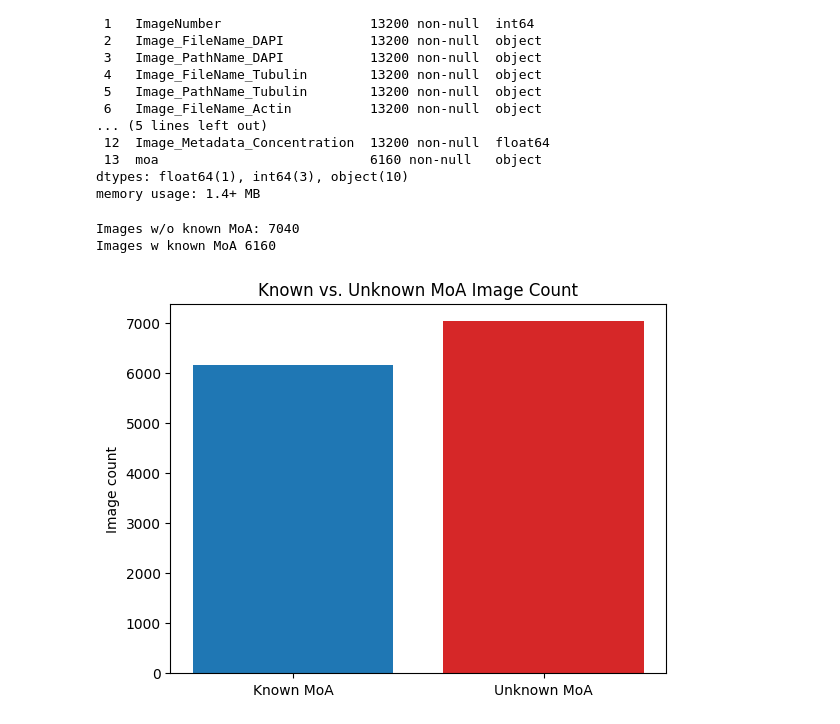
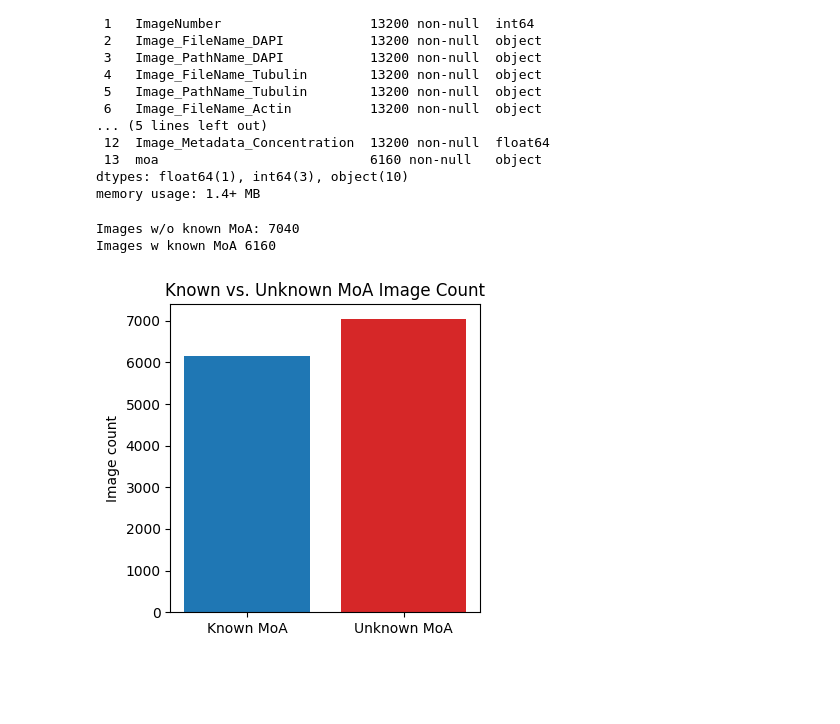
Before and after one commit to mattHG70/SIADS696_Milestone2, a Jupyter notebook: notebooks/milestone2_data_explore.ipynb, the cells around one changed output. Saved outputs shown, nothing was run; the diff lists cells and outputs as text; code cells hidden in the pictures; blank space fills up the shorter version.

Commit message:
add simple plots

```diff
--- a/notebooks/milestone2_data_explore.ipynb
+++ b/notebooks/milestone2_data_explore.ipynb
@@ -310,7 +310,8 @@ DMSO
 # %%
 df_moa = (df_moa.drop(columns=['concentration'])
           .drop_duplicates(ignore_index=True)
-          .sort_values(by='compound'))
+          .sort_values(by='compound')
+          .reset_index(drop=True))
 print(f"df_moa shape: {df_moa.shape}")
 df_moa
 # %% [output]
@@ -363,19 +380,19 @@ memory usage: 1.4+ MB
 # %%
 no_moa = df_image_moa[df_image_moa['moa'].isnull()].shape[0]
 print(f"Images w/o known MoA: {no_moa}")
 print(f"Images w known MoA {df_image_moa.shape[0]-no_moa}")
 
 moa_cat = ['Known MoA', 'Unknown MoA']
 moa_count = [df_image_moa.shape[0]-no_moa, no_moa]
 bar_colors = ['tab:blue', 'tab:red']
 moa_dist = {'Known MoA': df_image_moa.shape[0]-no_moa, 'Unknown MoA': no_moa}
 
-fig, ax = plt.subplots()
+fig, ax = plt.subplots(figsize=(4,4))
 ax.bar(moa_cat, moa_count, color=bar_colors)
 ax.set_ylabel('Image count')
 ax.set_title('Known vs. Unknown MoA Image Count')
 plt.show()
 # %% [output]
 Images w/o known MoA: 7040
 Images w known MoA 6160
-[figure, old version]
+[figure, new version]
```
Also changed, not shown: parts of 10 cells of this notebook.
